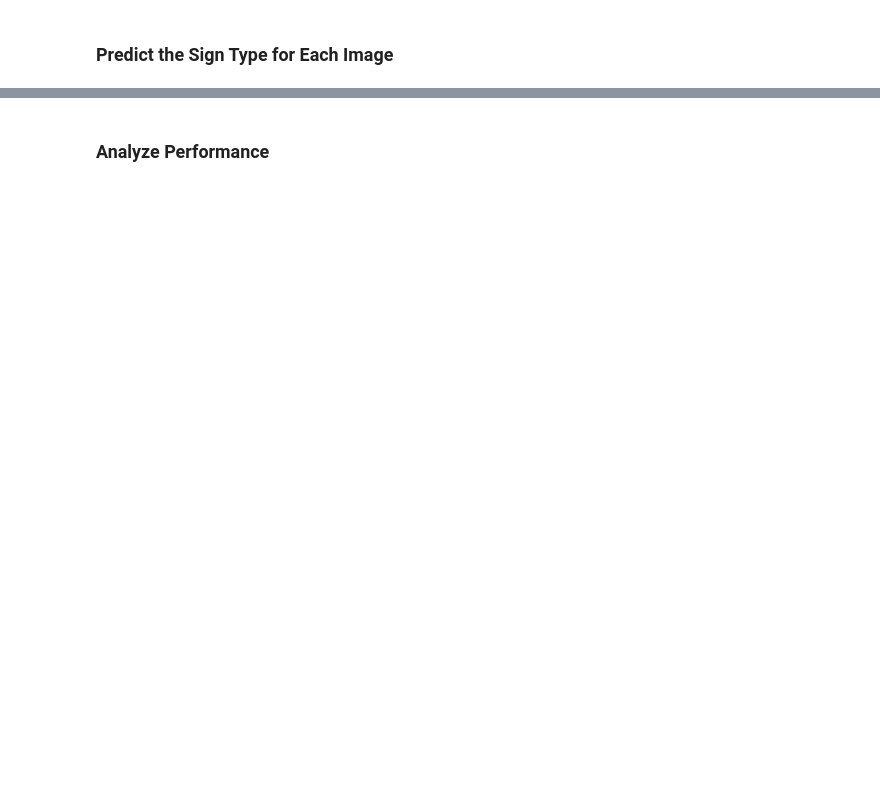
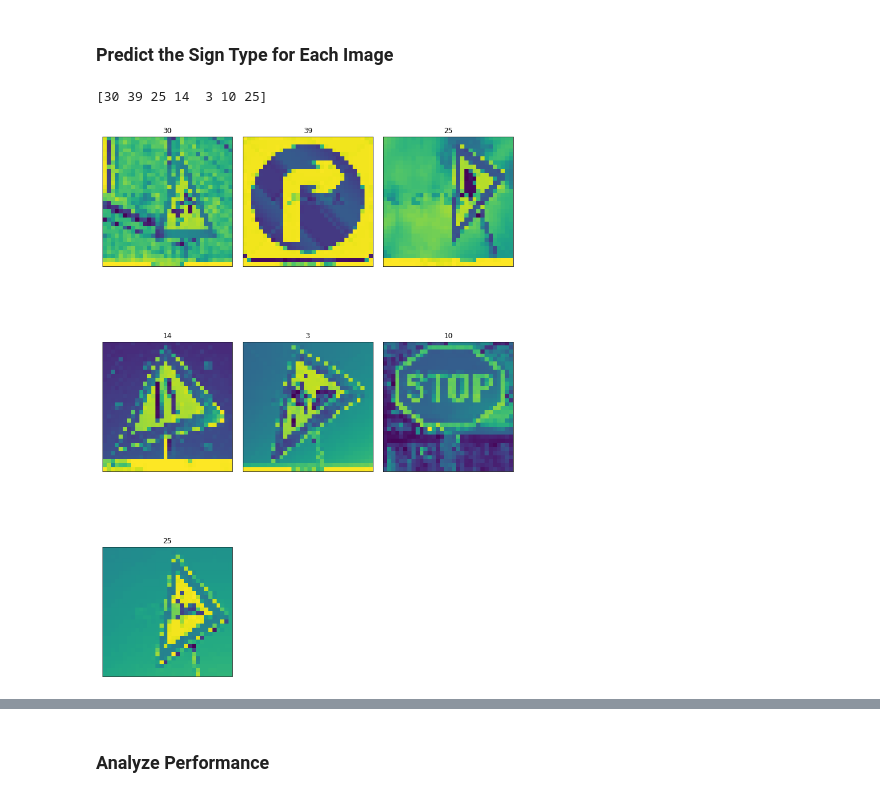
Before and after one commit to Awnallah/Traffic-Sign-Classifier, a Jupyter notebook: Traffic_Sign_Classifier.ipynb, the cells around one changed output, grey strips where cells are left out. Saved outputs shown, nothing was run; the diff lists cells and outputs as text; code cells hidden in the pictures; blank space fills up the shorter version.

Commit message:
predictions tested

```diff
--- a/Traffic_Sign_Classifier.ipynb
+++ b/Traffic_Sign_Classifier.ipynb
@@ -302,8 +324,8 @@ ValueError: Cannot feed value of shape (128, 32, 32) for Tensor 'Placeholder:0',
 # %%
 with tf.Session() as sess:
-    saver.restore(sess, save_file)
+    saver.restore(sess, saved_model)
 
-    test_accuracy = sess.run(accuracy_operation, feed_dict={x: X_test, y: y_test, keep_prob : 1.0})
+    test_accuracy = sess.run(accuracy_operation, feed_dict={x: X_test, y: y_test})
 
 print('Test Accuracy: {}'.format(test_accuracy))
 # %% [output]
@@ -327,3 +388,26 @@ You may find `signnames.csv` useful as it contains mappings from the class id (i
 ### Run the predictions here and use the model to output the prediction for each image.
 ### Make sure to pre-process the images with the same pre-processing pipeline used earlier.
 ### Feel free to use as many code cells as needed.
+predictions = tf.argmax(logits, 1)
+
+with tf.Session() as sess:
+    saver.restore(sess, saved_model)
+
+
+    new_classes = sess.run(predictions, feed_dict={x: test_imgs})
+    print (new_classes)
+# %% [output]
+[30 39 25 14  3 10 25]
+# %%
+from PIL import Image
+plt.figure(figsize=(10,15))
+for i in range(0, 7):
+    axis = plt.subplot(3,3,i+1)
+    axis.xaxis.set_visible(False)
+    axis.yaxis.set_visible(False)
+    plt.imshow(pre_test_imgs[i])
+    plt.title(new_classes[i])
+plt.tight_layout()
+plt.show()
+# %% [output]
+[figure, added]
```
Also changed, not shown: parts of 11 cells of this notebook.
